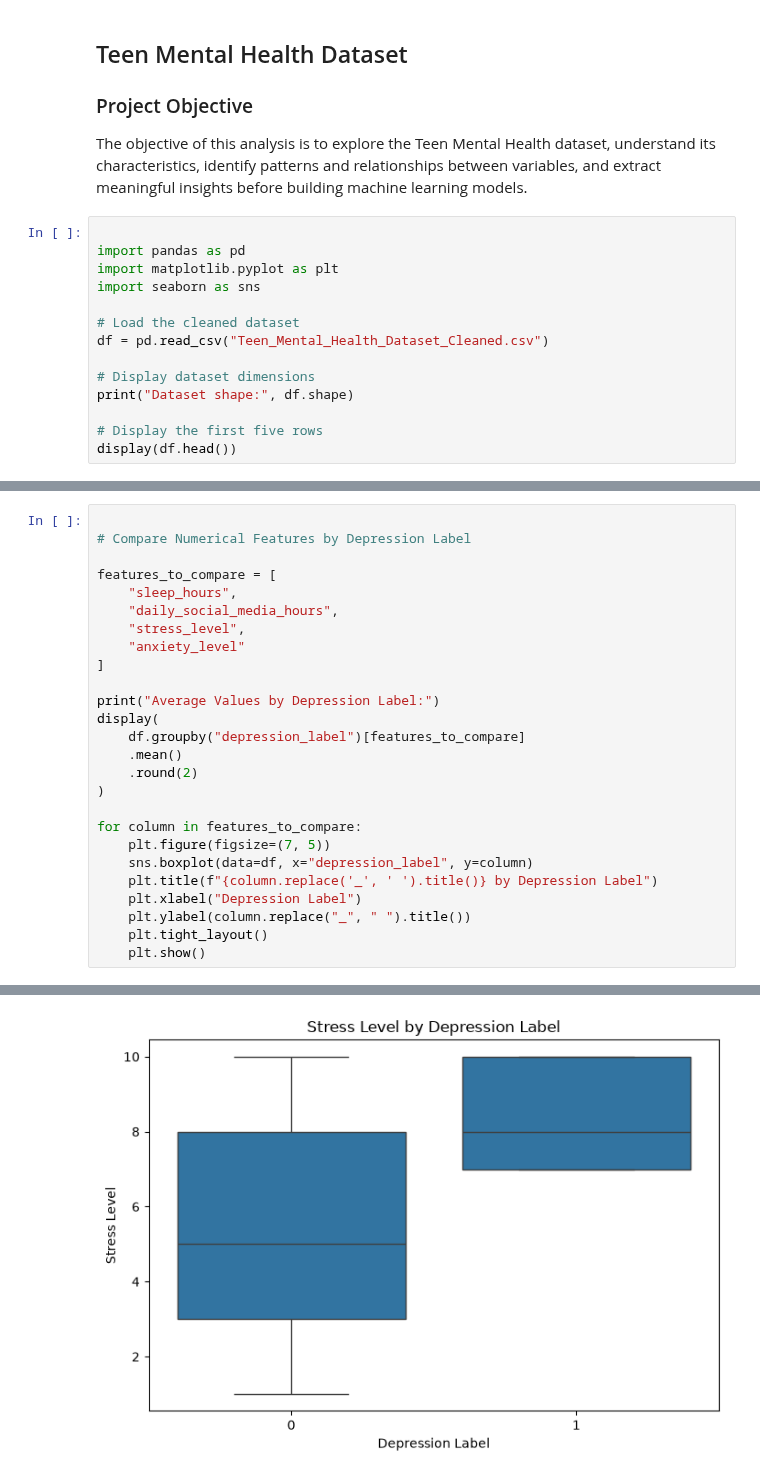
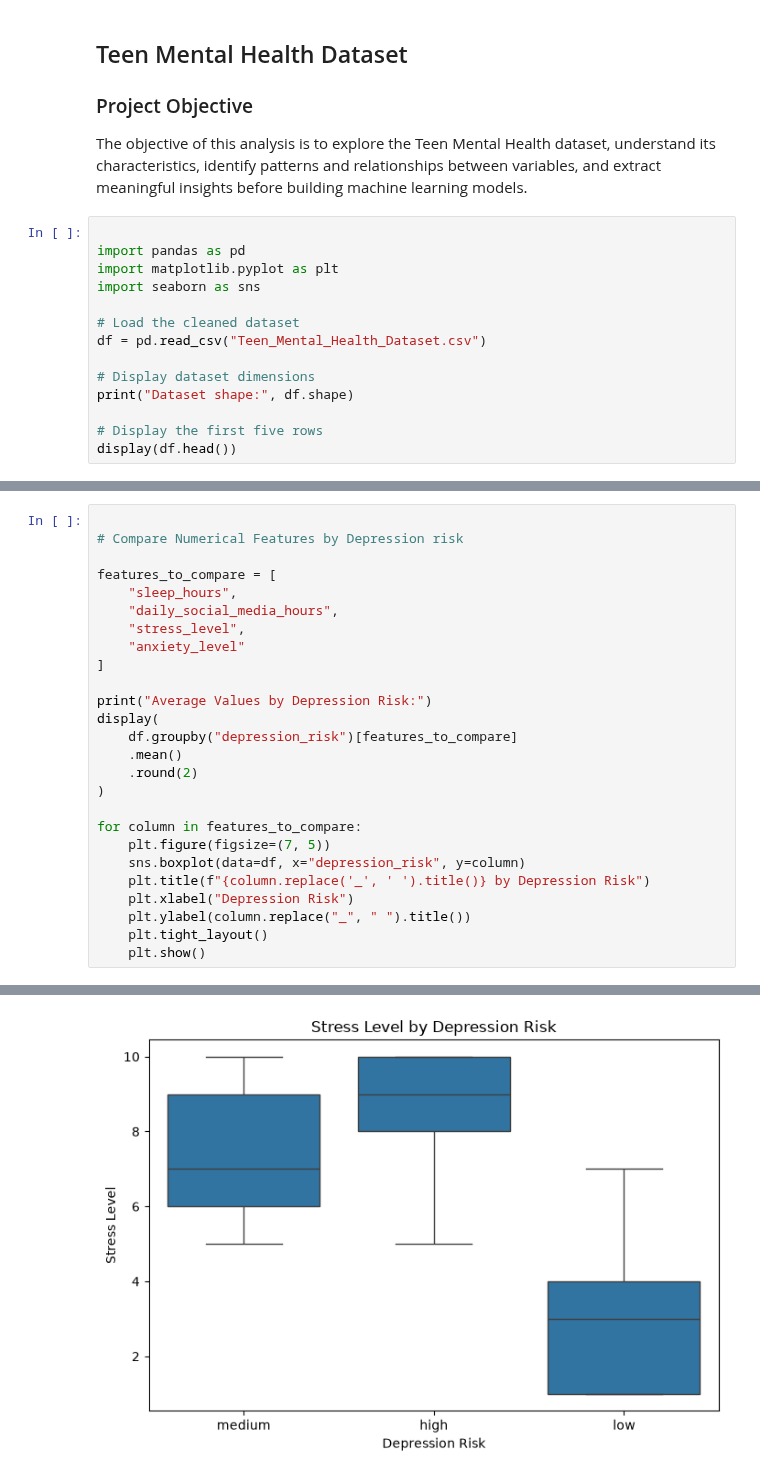
Before and after one commit to Sdra-Awameh/SocialMedia_Impact_on_Mental-Health_Project, a Jupyter notebook: EDA.ipynb, the cells around one changed output, grey strips where cells are left out. Saved outputs shown, nothing was run; the diff lists cells and outputs as text.

```diff
--- a/EDA.ipynb
+++ b/EDA.ipynb
@@ -12,7 +12,7 @@ import matplotlib.pyplot as plt
 import seaborn as sns
 
 # Load the cleaned dataset
-df = pd.read_csv("Teen_Mental_Health_Dataset_Cleaned.csv")
+df = pd.read_csv("Teen_Mental_Health_Dataset.csv")
 
 # Display dataset dimensions
 print("Dataset shape:", df.shape)
@@ -134,6 +134,6 @@ plt.show()
 # %%
 
-# Compare Numerical Features by Depression Label
+# Compare Numerical Features by Depression risk
 
 features_to_compare = [
     "sleep_hours",
@@ -142,18 +142,18 @@ features_to_compare = [
     "anxiety_level"
 ]
 
-print("Average Values by Depression Label:")
+print("Average Values by Depression Risk:")
 display(
-    df.groupby("depression_label")[features_to_compare]
+    df.groupby("depression_risk")[features_to_compare]
     .mean()
     .round(2)
 )
 
 for column in features_to_compare:
     plt.figure(figsize=(7, 5))
-    sns.boxplot(data=df, x="depression_label", y=column)
-    plt.title(f"{column.replace('_', ' ').title()} by Depression Label")
-    plt.xlabel("Depression Label")
+    sns.boxplot(data=df, x="depression_risk", y=column)
+    plt.title(f"{column.replace('_', ' ').title()} by Depression Risk")
+    plt.xlabel("Depression Risk")
     plt.ylabel(column.replace("_", " ").title())
     plt.tight_layout()
     plt.show()
@@ -168 +169 @@ Average Values by Depression Label:
-[figure, old version]
+[figure, new version]
```
Also changed, not shown: parts of 6 cells of this notebook, 1 other file.
